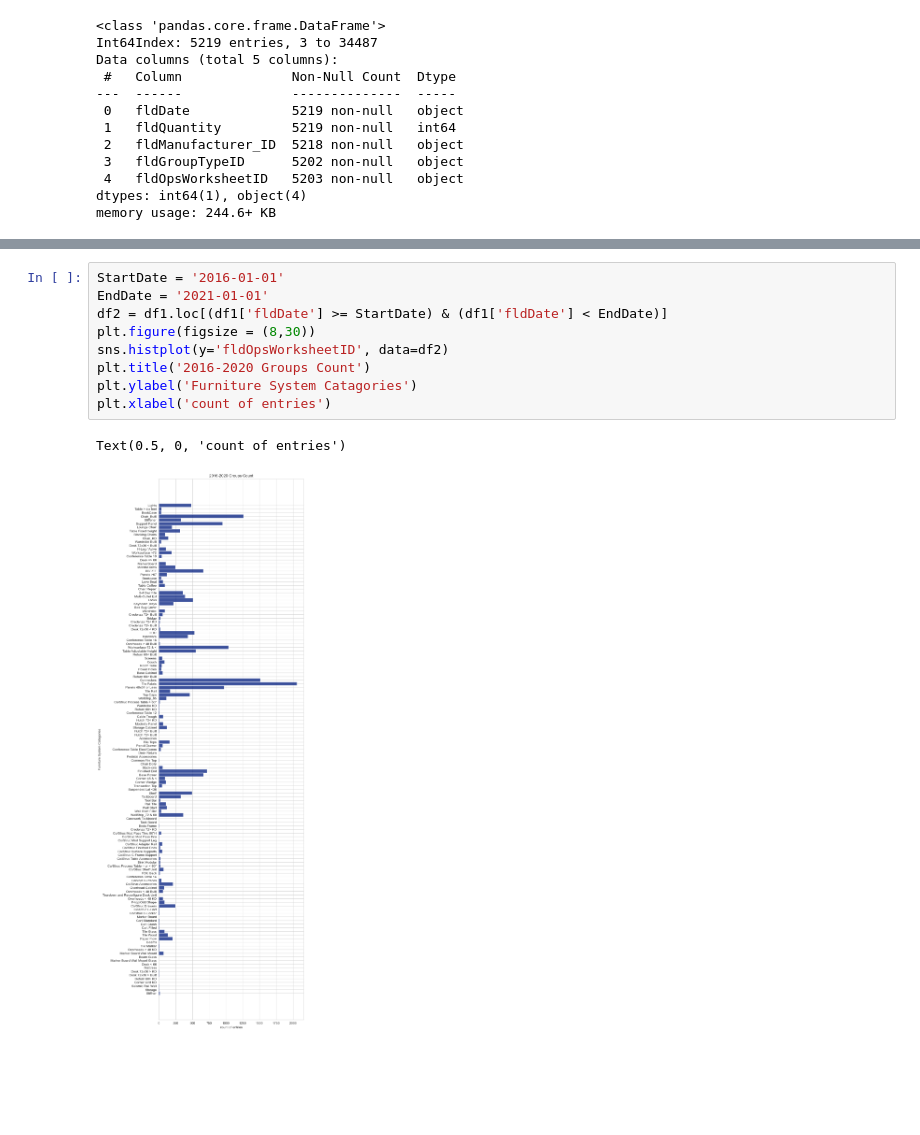
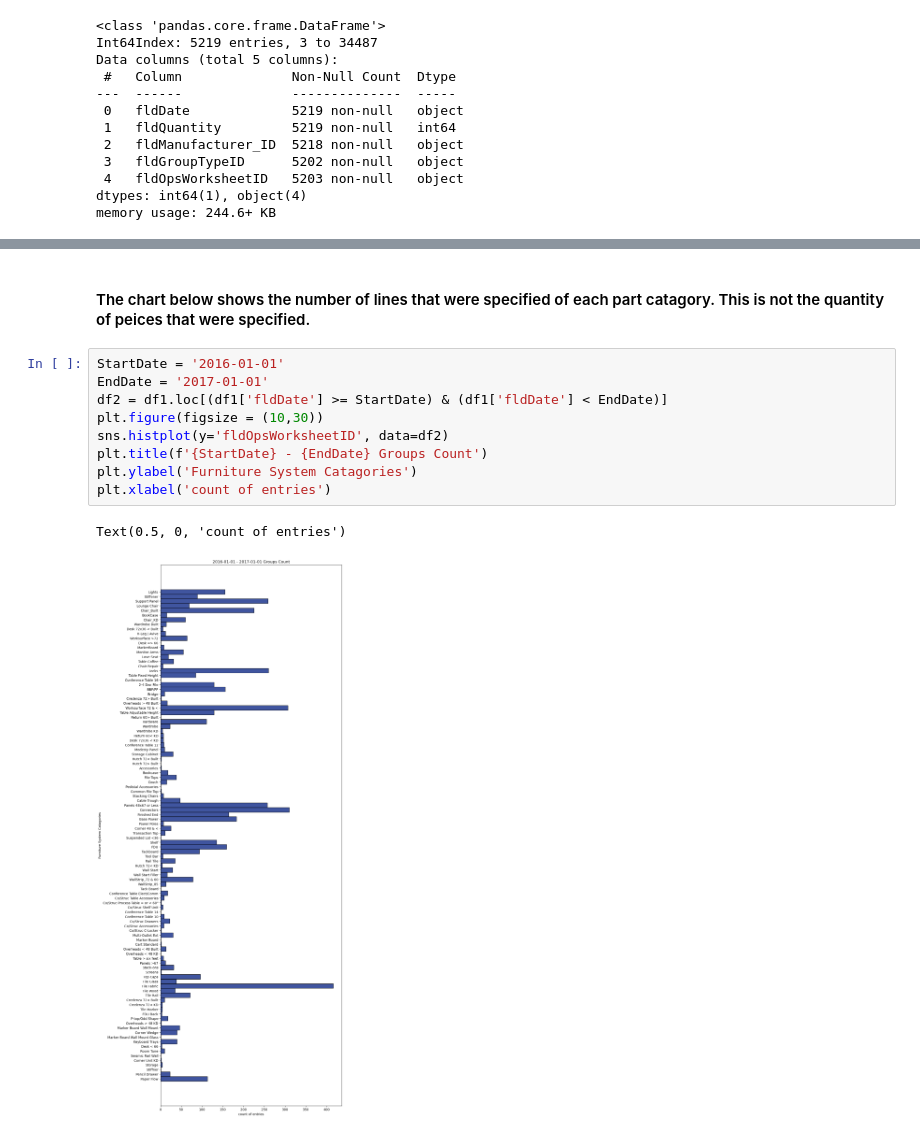
Before and after one commit to Alum-Truetime/OHMS_Data_Analysis, a Jupyter notebook: OHMS_Python/Capstone_Data_Analysis.ipynb, the cells around one changed output, grey strips where cells are left out. Saved outputs shown, nothing was run; the diff lists cells and outputs as text; blank space fills up the shorter version.

Commit message:
Added quantity distribution chart

```diff
--- a/OHMS_Python/Capstone_Data_Analysis.ipynb
+++ b/OHMS_Python/Capstone_Data_Analysis.ipynb
@@ -71,12 +79,14 @@ Text(0.5, 0, 'Furniture Catagories')
+# %% [markdown]
+#### The chart below shows the number of lines that were specified of each part catagory. This is not the quantity of peices that were specified.
 # %%
 StartDate = '2016-01-01'
-EndDate = '2021-01-01'
+EndDate = '2017-01-01'
 df2 = df1.loc[(df1['fldDate'] >= StartDate) & (df1['fldDate'] < EndDate)]
-plt.figure(figsize = (8,30))
+plt.figure(figsize = (10,30))
 sns.histplot(y='fldOpsWorksheetID', data=df2)
-plt.title('2016-2020 Groups Count')
+plt.title(f'{StartDate} - {EndDate} Groups Count')
 plt.ylabel('Furniture System Catagories')
 plt.xlabel('count of entries')
 # %% [output]
 Text(0.5, 0, 'count of entries')
-[figure, old version]
+[figure, new version]
```
Also changed, not shown: parts of 8 cells of this notebook, 2 other files.
